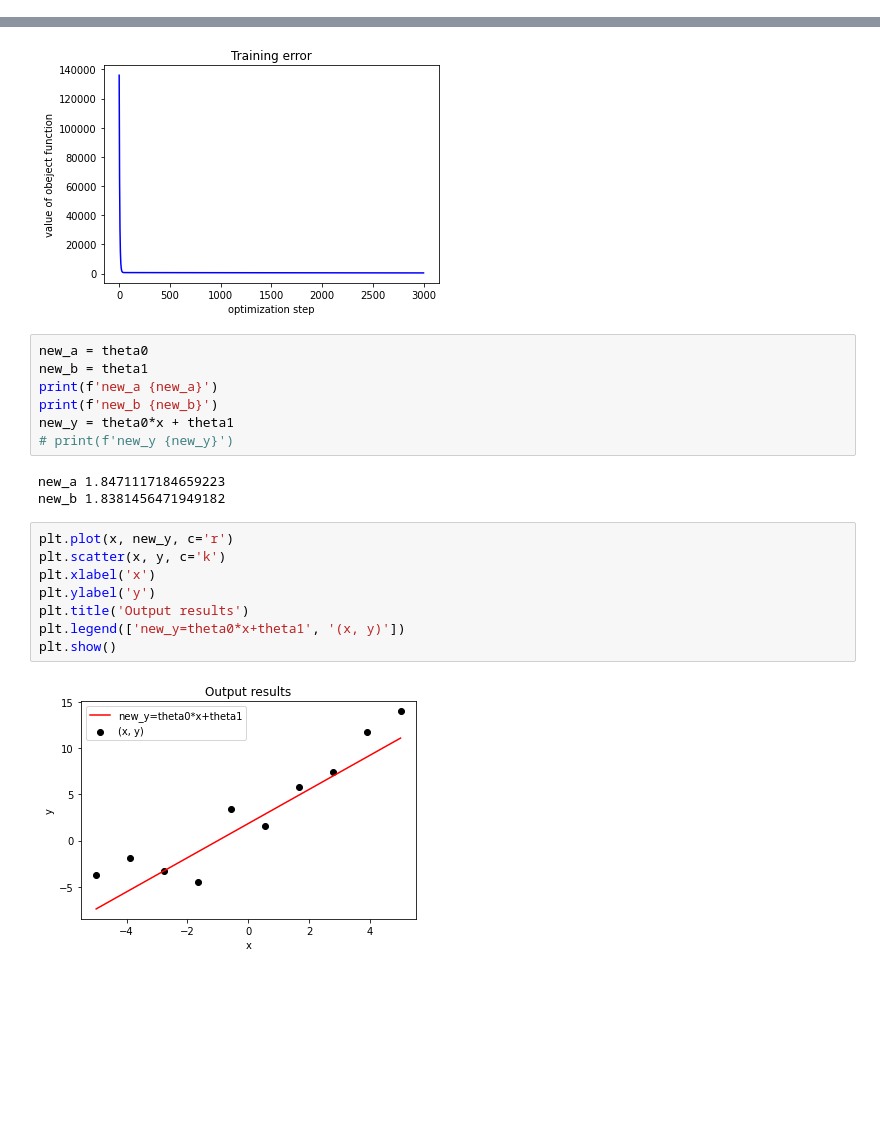
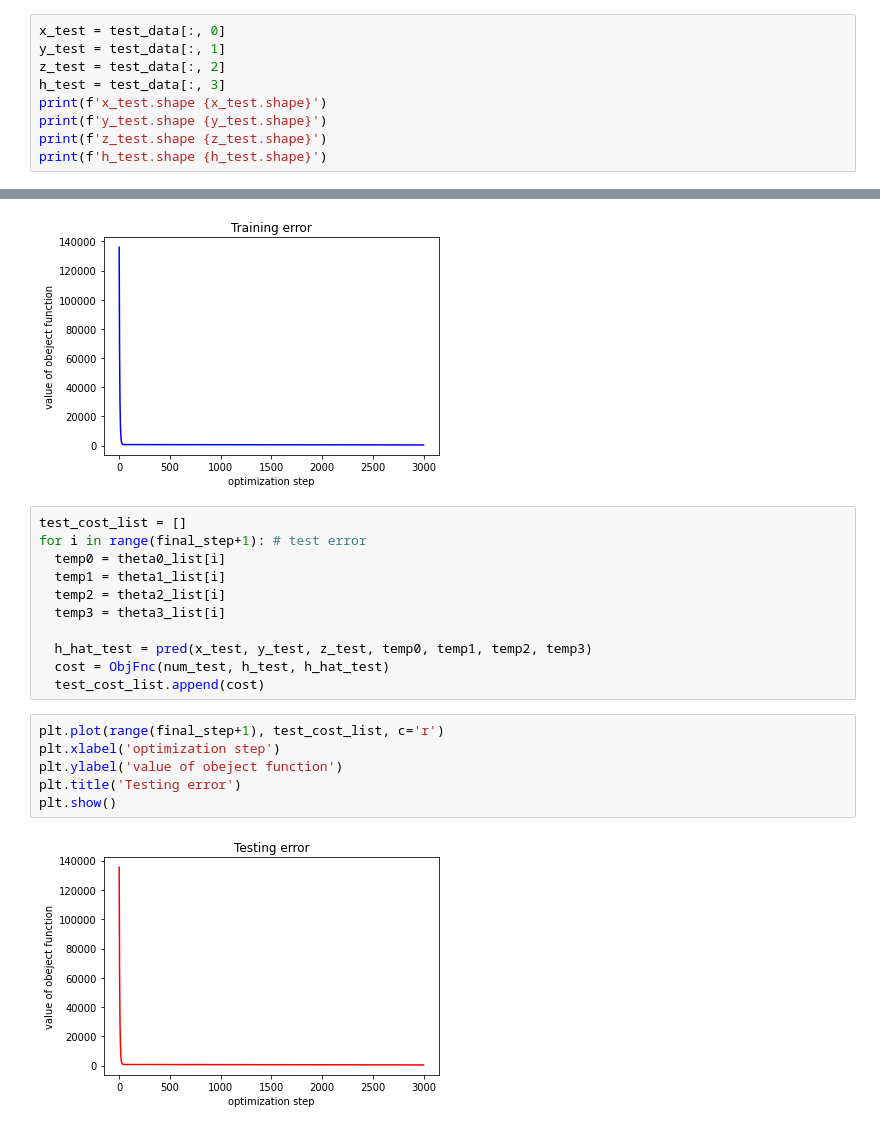
Before and after one commit to SuhyeonHa/MatrixComputation, a Jupyter notebook: Assignment04.ipynb, the cells around one changed output, grey strips where cells are left out. Cells and saved outputs as stored; diff of their text form; blank space fills up the shorter version.

Commit message:
Calculate and plot the testing error

```diff
--- a/Assignment04.ipynb
+++ b/Assignment04.ipynb
@@ -105,3 +104,12 @@ x.shape (300,)
 y.shape (300,)
 z.shape (300,)
 h.shape (300,)
+# %%
+x_test = test_data[:, 0]
+y_test = test_data[:, 1]
+z_test = test_data[:, 2]
+h_test = test_data[:, 3]
+print(f'x_test.shape {x_test.shape}')
+print(f'y_test.shape {y_test.shape}')
+print(f'z_test.shape {z_test.shape}')
+print(f'h_test.shape {h_test.shape}')
@@ -197,23 +209,22 @@ plt.title('Training error')
 plt.show()
 # %% [output]
 [figure]
-# %%
-new_a = theta0
-new_b = theta1
-print(f'new_a {new_a}')
-print(f'new_b {new_b}')
-new_y = theta0*x + theta1
-# print(f'new_y {new_y}')
-# %% [output]
-new_a 1.8471117184659223
-new_b 1.8381456471949182
-# %%
-plt.plot(x, new_y, c='r')
-plt.scatter(x, y, c='k')
-plt.xlabel('x')
-plt.ylabel('y')
-plt.title('Output results')
-plt.legend(['new_y=theta0*x+theta1', '(x, y)'])
-plt.show()
-# %% [output]
-[figure, removed]
+# %%
+test_cost_list = []
+for i in range(final_step+1): # test error
+  temp0 = theta0_list[i]
+  temp1 = theta1_list[i]
+  temp2 = theta2_list[i]
+  temp3 = theta3_list[i]
+
+  h_hat_test = pred(x_test, y_test, z_test, temp0, temp1, temp2, temp3)
+  cost = ObjFnc(num_test, h_test, h_hat_test)
+  test_cost_list.append(cost)
+# %%
+plt.plot(range(final_step+1), test_cost_list, c='r')
+plt.xlabel('optimization step')
+plt.ylabel('value of obeject function')
+plt.title('Testing error')
+plt.show()
+# %% [output]
+[figure, added]
```
Also changed, not shown: parts of 4 cells of this notebook.
